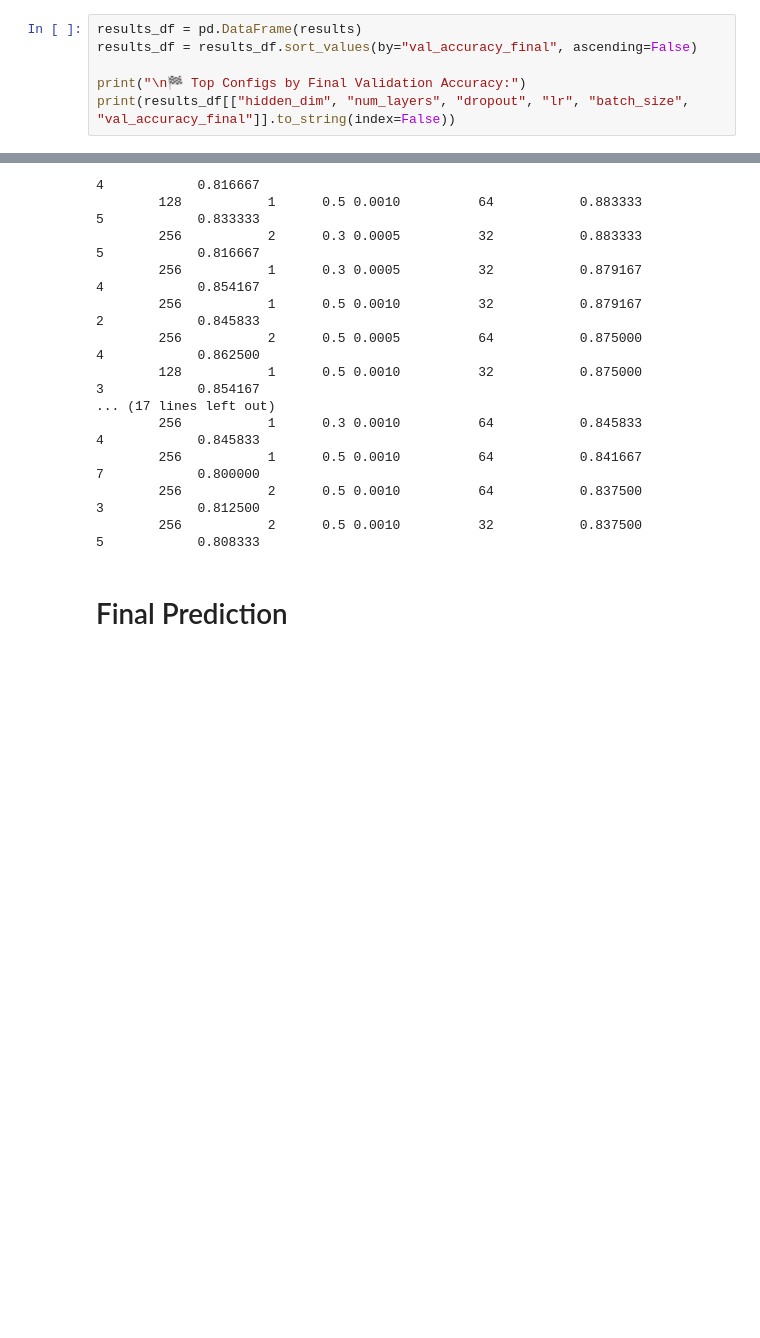
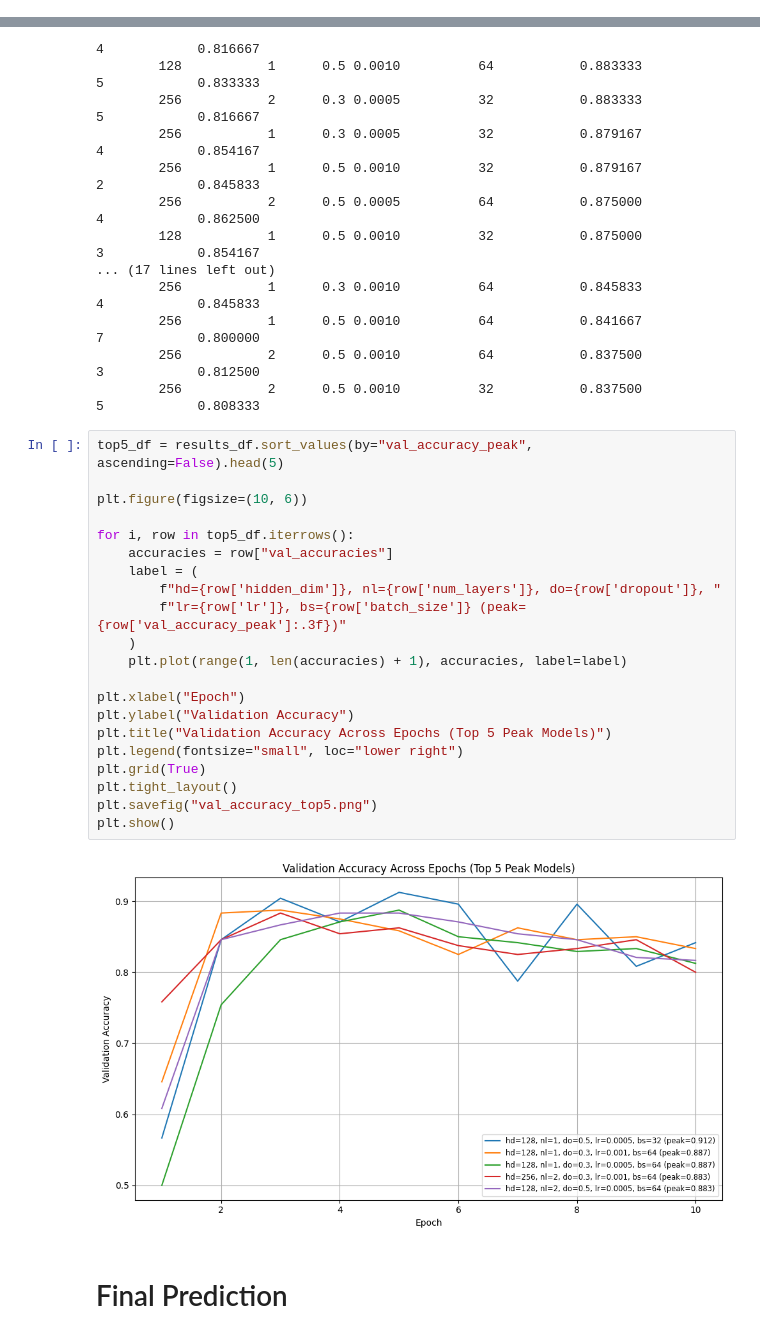
Before and after one commit to ZeenGuan/Machine-Generated-Text-Detection-Classifier, a Jupyter notebook: BiLSTM.ipynb, the cells around one changed output, grey strips where cells are left out. Drawn from its saved outputs; the diff is of its cells as text; blank space fills up the shorter version.

```diff
--- a/BiLSTM.ipynb
+++ b/BiLSTM.ipynb
@@ -265,9 +265,3 @@ for params in param_combinations:
 
 ✅ Validation Accuracy: 0.6458
 ... (88 outputs left out)
-# %%
-results_df = pd.DataFrame(results)
-results_df = results_df.sort_values(by="val_accuracy_final", ascending=False)
-
-print("\n🏁 Top Configs by Final Validation Accuracy:")
-print(results_df[["hidden_dim", "num_layers", "dropout", "lr", "batch_size", "val_accuracy_final"]].to_string(index=False))
@@ -317,6 +293,29 @@ print(results_df[[
         256           1      0.5 0.0010          64           0.841667           7            0.800000
         256           2      0.5 0.0010          64           0.837500           3            0.812500
         256           2      0.5 0.0010          32           0.837500           5            0.808333
+# %%
+top5_df = results_df.sort_values(by="val_accuracy_peak", ascending=False).head(5)
+
+plt.figure(figsize=(10, 6))
+
+for i, row in top5_df.iterrows():
+    accuracies = row["val_accuracies"]
+    label = (
+        f"hd={row['hidden_dim']}, nl={row['num_layers']}, do={row['dropout']}, "
+        f"lr={row['lr']}, bs={row['batch_size']} (peak={row['val_accuracy_peak']:.3f})"
+    )
+    plt.plot(range(1, len(accuracies) + 1), accuracies, label=label)
+
+plt.xlabel("Epoch")
+plt.ylabel("Validation Accuracy")
+plt.title("Validation Accuracy Across Epochs (Top 5 Peak Models)")
+plt.legend(fontsize="small", loc="lower right")
+plt.grid(True)
+plt.tight_layout()
+plt.savefig("val_accuracy_top5.png")
+plt.show()
+# %% [output]
+[figure, added]
 # %% [markdown]
 # Final Prediction
 # %%
```
Also changed, not shown: parts of 2 cells of this notebook, 3 other files.
